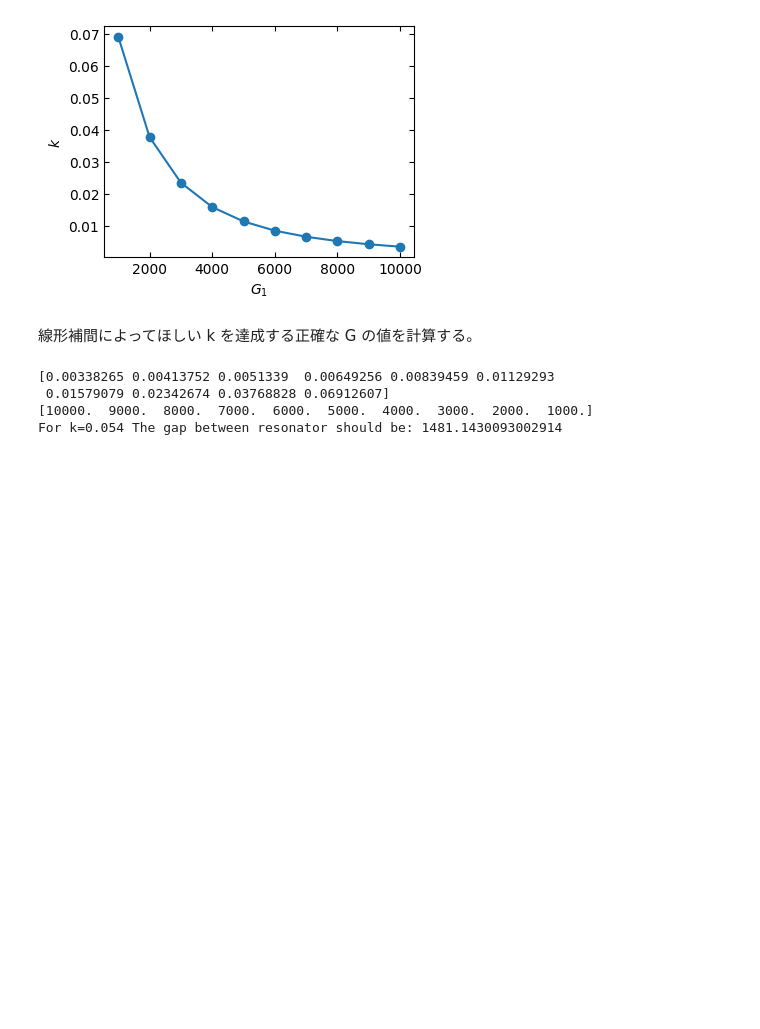
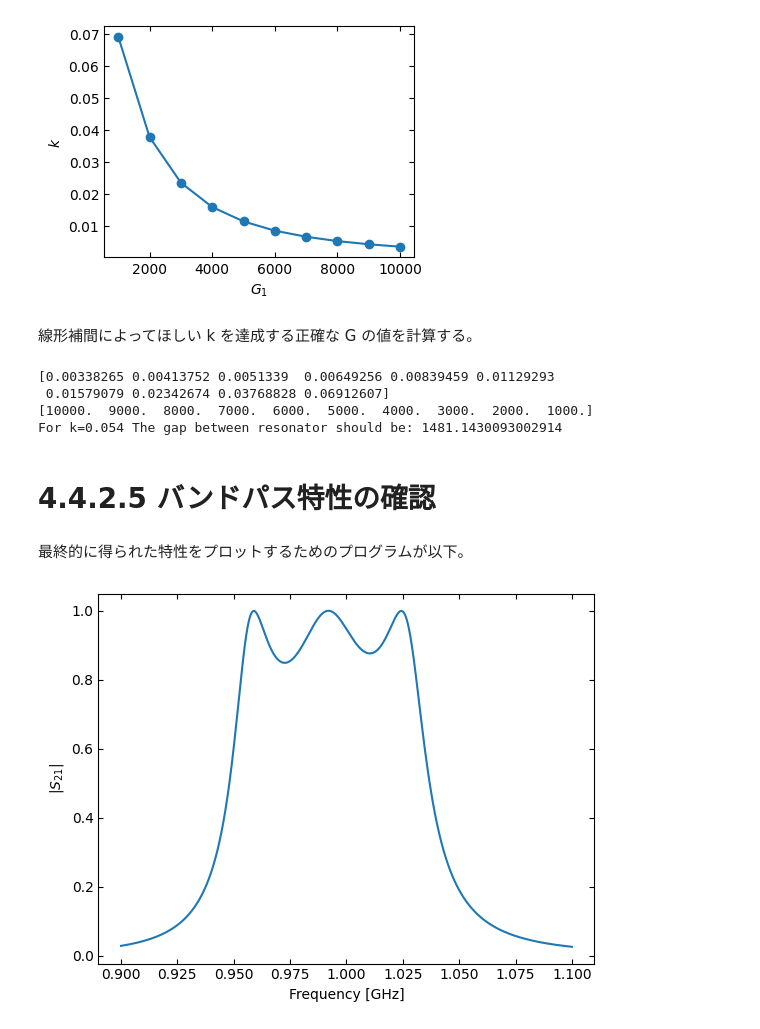
Before and after one commit to kosukemtr/microwave, a Jupyter notebook: microwave.ipynb, the cells around one changed output. Cells and saved outputs as stored; diff of their text form; code cells hidden in the pictures; blank space fills up the shorter version.

```diff
--- a/microwave.ipynb
+++ b/microwave.ipynb
@@ -498,3 +499,25 @@ print(f"For k={k1} The gap between resonator should be:", G_target)
  0.01579079 0.02342674 0.03768828 0.06912607]
 [10000.  9000.  8000.  7000.  6000.  5000.  4000.  3000.  2000.  1000.]
 For k=0.054 The gap between resonator should be: 1481.1430093002914
+# %% [markdown]
+# 4.4.2.5 バンドパス特性の確認
+# %% [markdown]
+最終的に得られた特性をプロットするためのプログラムが以下。
+# %%
+import numpy as np
+import pandas as pd
+from scipy.signal import find_peaks
+import matplotlib.pyplot as plt
+
+# Read the data
+data = pd.read_csv('/content/final.txt', sep="\t")
+
+# Extract the frequencies
+frequencies = data.iloc[:, 0].values
+plt.plot(frequencies, data.iloc[:, 1].values)
+plt.xlabel('Frequency [GHz]')
+plt.ylabel('$|S_{21}|$')
+plt.tick_params(axis='both', which='both', direction='in',  top=True, right=True)
+plt.show()
+# %% [output]
+[figure, added]
```
Also changed, not shown: parts of 4 cells of this notebook.
